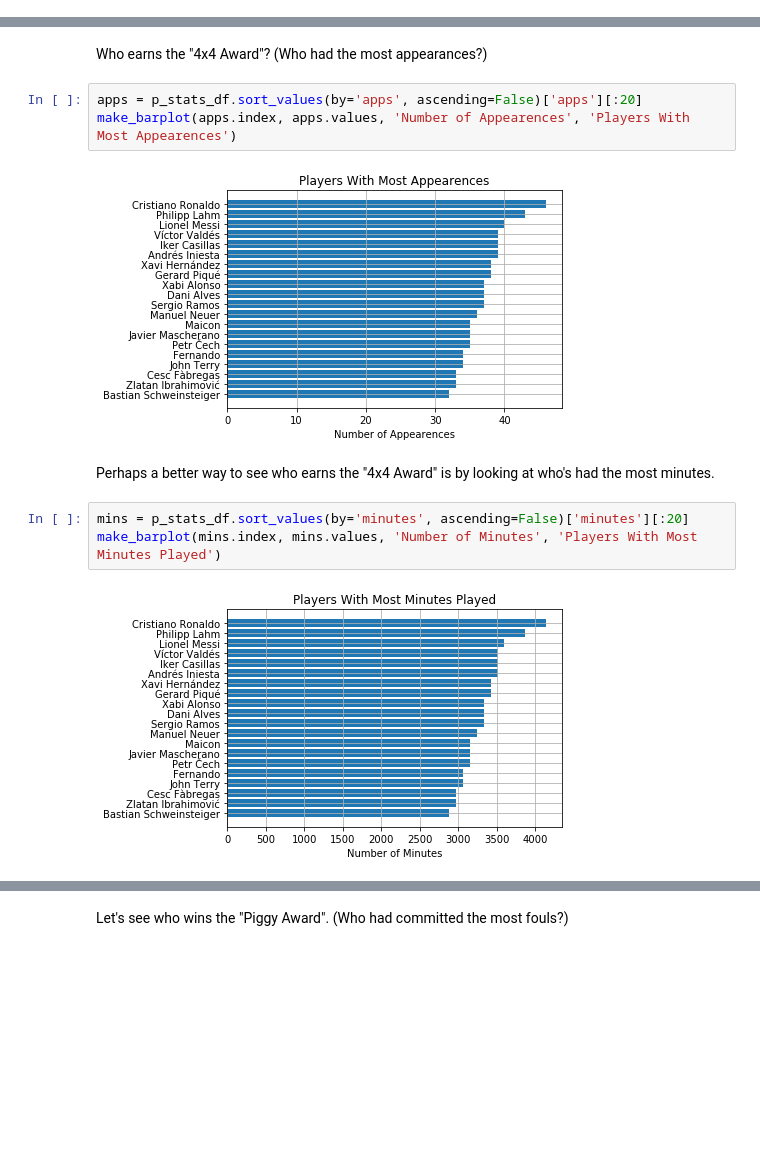
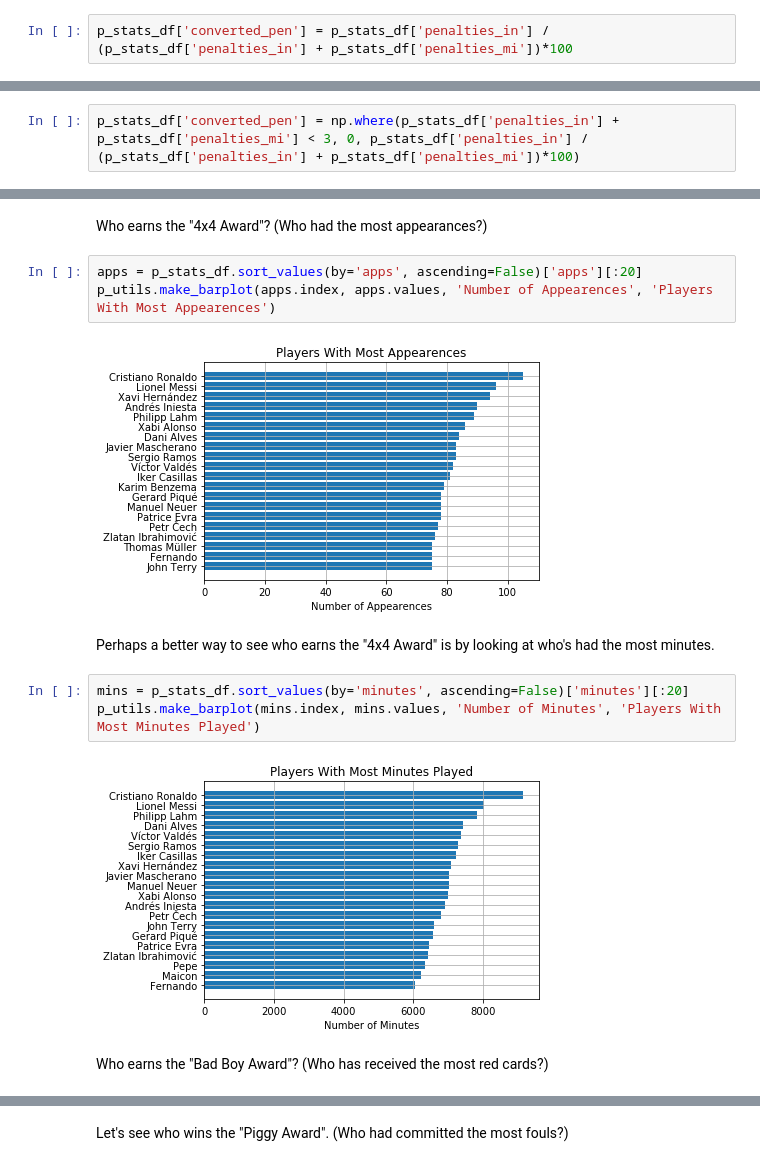
Before and after one commit to ia2221/EDAV_Project, a Jupyter notebook: ia2221_project.ipynb, the cells around one changed output, grey strips where cells are left out. Drawn from its saved outputs; the diff is of its cells as text; blank space fills up the shorter version.

Commit message:
pushing files used to create graphics

```diff
--- a/ia2221_project.ipynb
+++ b/ia2221_project.ipynb
@@ -102,0 +106,2 @@ def make_barplot(cats, vals, xlab, title):
+# %%
+p_stats_df['converted_pen'] = p_stats_df['penalties_in'] / (p_stats_df['penalties_in'] + p_stats_df['penalties_mi'])*100
@@ -102,0 +137,2 @@ def make_barplot(cats, vals, xlab, title):
+# %%
+p_stats_df['converted_pen'] = np.where(p_stats_df['penalties_in'] + p_stats_df['penalties_mi'] < 3, 0, p_stats_df['penalties_in'] / (p_stats_df['penalties_in'] + p_stats_df['penalties_mi'])*100)
@@ -104,13 +145,15 @@ def make_barplot(cats, vals, xlab, title):
 Who earns the "4x4 Award"? (Who had the most appearances?)
 # %%
 apps = p_stats_df.sort_values(by='apps', ascending=False)['apps'][:20]
-make_barplot(apps.index, apps.values, 'Number of Appearences', 'Players With Most Appearences')
+p_utils.make_barplot(apps.index, apps.values, 'Number of Appearences', 'Players With Most Appearences')
 # %% [output]
-[figure, old version]
+[figure, new version]
 # %% [markdown]
 Perhaps a better way to see who earns the "4x4 Award" is by looking at who's had the most minutes.
 # %%
 mins = p_stats_df.sort_values(by='minutes', ascending=False)['minutes'][:20]
-make_barplot(mins.index, mins.values, 'Number of Minutes', 'Players With Most Minutes Played')
+p_utils.make_barplot(mins.index, mins.values, 'Number of Minutes', 'Players With Most Minutes Played')
 # %% [output]
-[figure, old version]
+[figure, new version]
+# %% [markdown]
+Who earns the "Bad Boy Award"? (Who has received the most red cards?)
```
Also changed, not shown: parts of 57 cells of this notebook, 8 other files.
